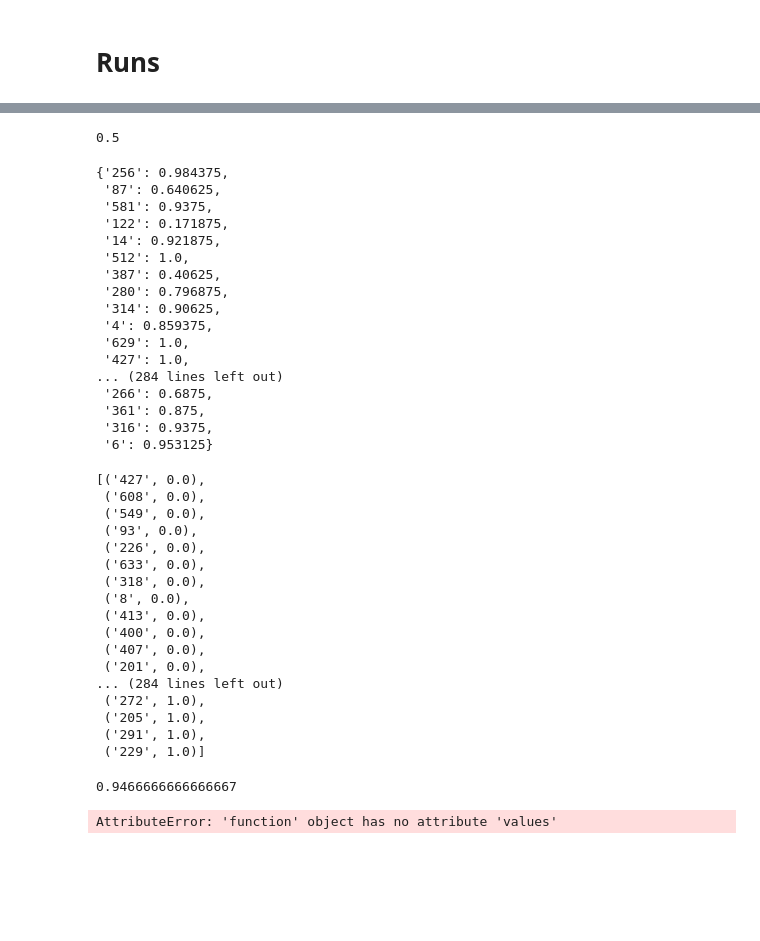
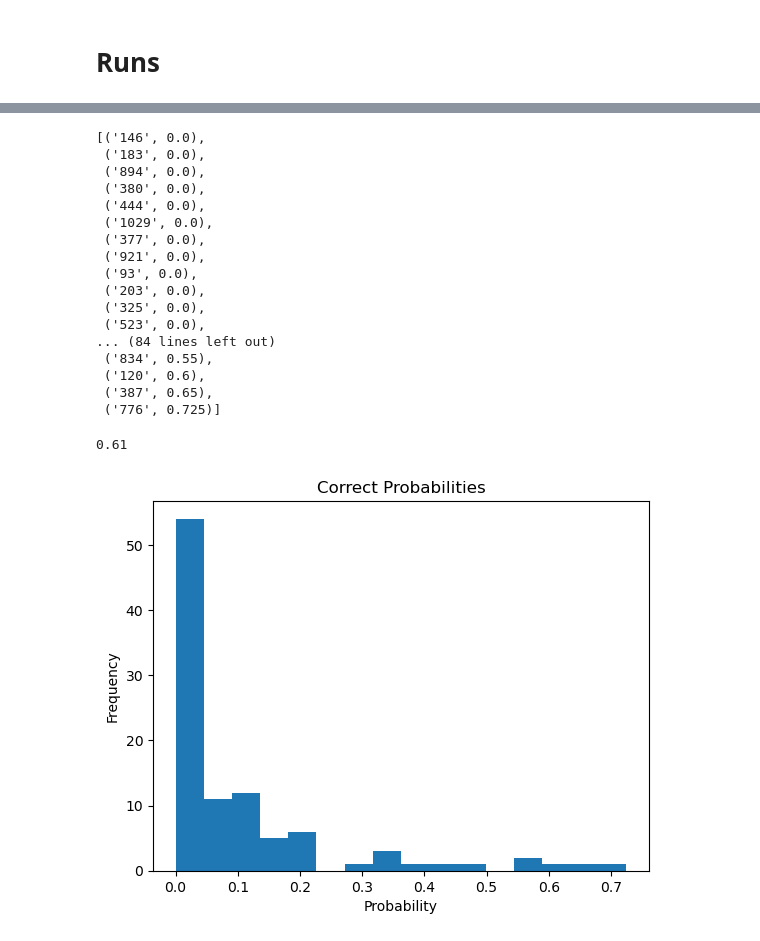
Before and after one commit to DavidHe137/mice, a Jupyter notebook: notebooks/analysis.ipynb, the cells around one changed output, grey strips where cells are left out. Saved outputs shown, nothing was run; the diff lists cells and outputs as text; code cells hidden in the pictures; blank space fills up the shorter version.

```diff
--- a/notebooks/analysis.ipynb
+++ b/notebooks/analysis.ipynb
@@ -222,7 +206,7 @@ def plot_correlation(data:list(tuple())):
 # %%
-task = "WiC"
-exp_path = "2|32|300"
-gen_path = "3|4|64|similar|similar|ascending"
+task = "GSM8K"
+exp_path = "1|32|100"
+gen_path = "1|4|40|similar|similar|ascending"
 model_path = "llama-7b"
 # %%
 exp_dir = os.path.join("/nethome/dhe83/mice/experiments/", task, exp_path)
@@ -268,57 +250,37 @@ plt.show()
 # %%
 sum([1 for x in labels[task].values() if x]) / len(labels[task].values())
-# %% [output]
-0.5
 # %%
 true_probs(parsed)
-# %% [output]
-{'256': 0.984375,
- '87': 0.640625,
- '581': 0.9375,
- '122': 0.171875,
- '14': 0.921875,
- '512': 1.0,
- '387': 0.40625,
- '280': 0.796875,
- '314': 0.90625,
- '4': 0.859375,
- '629': 1.0,
- '427': 1.0,
-... (284 lines left out)
- '266': 0.6875,
- '361': 0.875,
- '316': 0.9375,
- '6': 0.953125}
 # %%
 match_probs = matching_probs(parsed, labels[task])
 # %%
 sorted(list(match_probs.items()), key=lambda x:x[1])
 # %% [output]
-[('427', 0.0),
- ('608', 0.0),
- ('549', 0.0),
+[('146', 0.0),
+ ('183', 0.0),
+ ('894', 0.0),
+ ('380', 0.0),
+ ('444', 0.0),
+ ('1029', 0.0),
+ ('377', 0.0),
+ ('921', 0.0),
  ('93', 0.0),
- ('226', 0.0),
- ('633', 0.0),
- ('318', 0.0),
- ('8', 0.0),
- ('413', 0.0),
- ('400', 0.0),
- ('407', 0.0),
- ('201', 0.0),
-... (284 lines left out)
- ('272', 1.0),
- ('205', 1.0),
- ('291', 1.0),
- ('229', 1.0)]
+ ('203', 0.0),
+ ('325', 0.0),
+ ('523', 0.0),
+... (84 lines left out)
+ ('834', 0.55),
+ ('120', 0.6),
+ ('387', 0.65),
+ ('776', 0.725)]
 # %%
 oracle(parsed, labels[task])
 # %% [output]
-0.9466666666666667
+0.61
 # %%
-prob_hist(matching_probs.values())
+prob_hist(match_probs.values())
 # %% [output]
-AttributeError: 'function' object has no attribute 'values'
+[figure, added]
 # %%
 icprobs, ictotals = in_context_stats(parsed, labels[task])
 # %%
```
Also changed, not shown: parts of 4 cells of this notebook, 7 other files.
